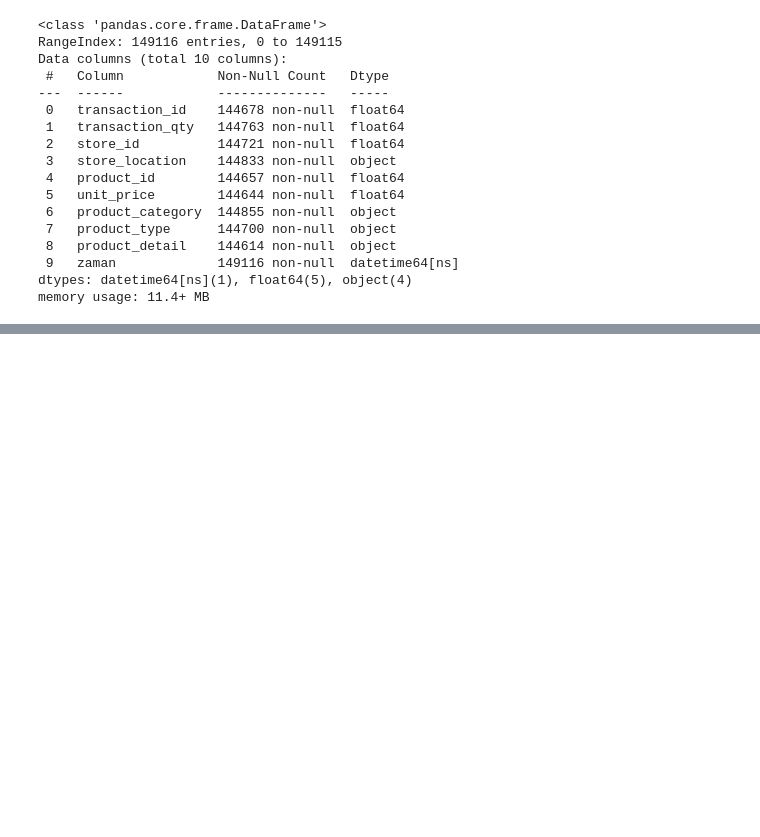
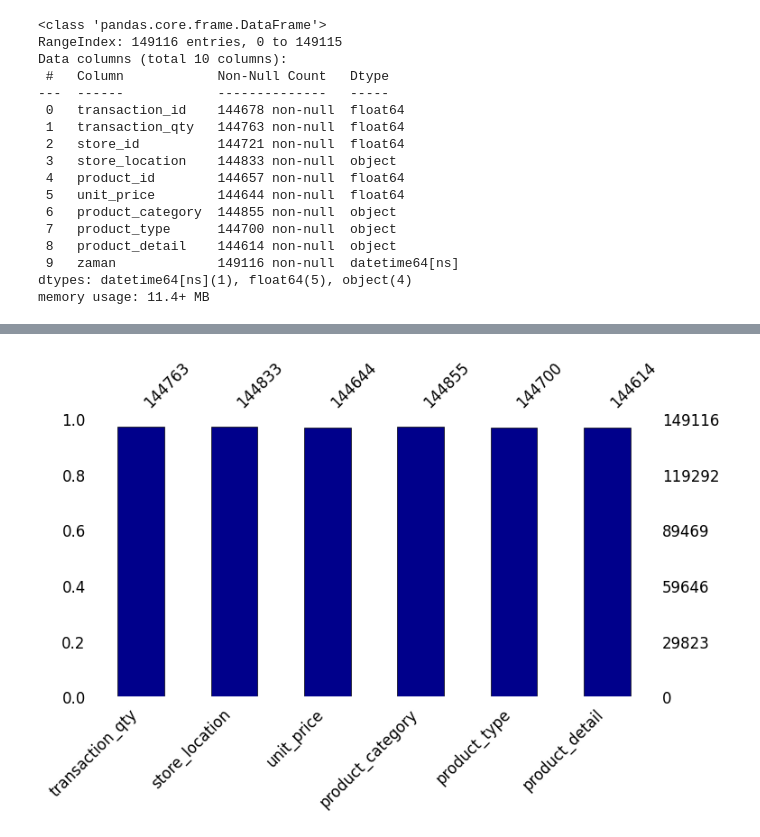
Before and after one commit to ardahanaytan/Veri-Analizi-Bootcamp, a Jupyter notebook: Veri_Analizi_Bootcamp.ipynb, the cells around one changed output, grey strips where cells are left out. Drawn from its saved outputs; the diff is of its cells as text; code cells hidden in the pictures; blank space fills up the shorter version.

```diff
--- a/Veri_Analizi_Bootcamp.ipynb
+++ b/Veri_Analizi_Bootcamp.ipynb
@@ -161,0 +174,17 @@ df.drop(columns=['transaction_id', 'store_id', 'product_id'], inplace=True)
+# %%
+ax = msno.bar ( df= df,
+
+        figsize =(8,4),
+         fontsize= 12);
+
+# Renklendirme
+for bar in ax.patches:
+    bar.set_color('#00008B')
+    bar.set_edgecolor('black')
+    bar.set_linewidth(0.5)
+
+plt.show()
+
+#Eğitimde gördüğümüz için denemek istedik :)
+# %% [output]
+[figure, added]
```
Also changed, not shown: parts of 7 cells of this notebook.
